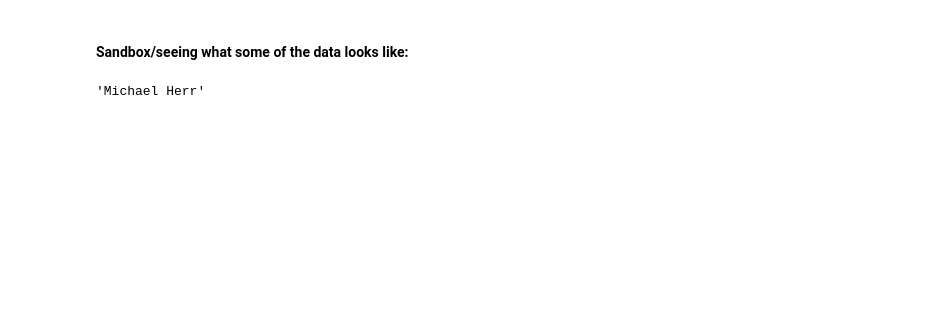
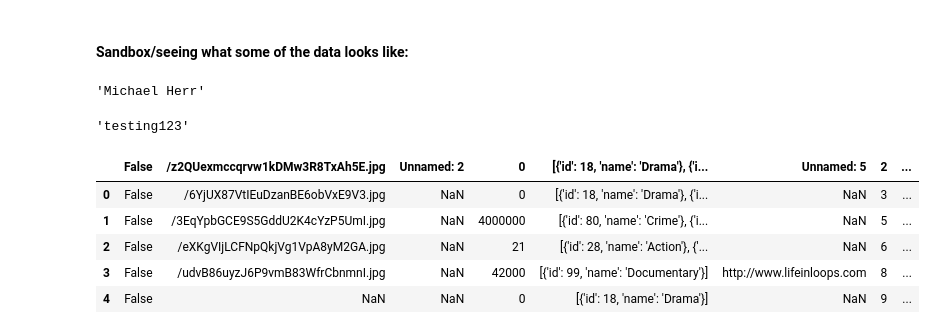
Before and after one commit to ryanlrappa/film-profit-prediction, a Jupyter notebook: jupyter_notebooks/3_data_cleaning.ipynb, the cells around one changed output. Saved outputs shown, nothing was run; the diff lists cells and outputs as text; code cells hidden in the pictures; blank space fills up the shorter version.

```diff
--- a/jupyter_notebooks/3_data_cleaning.ipynb
+++ b/jupyter_notebooks/3_data_cleaning.ipynb
@@ -314,3 +336,19 @@ credits_df.iat[21, 9]
 'Michael Herr'
 # %%
 exp_info_df = pd.read_csv(info_file)
+# %%
+exp_info_df.at[0, 'xxx'] = 'testing123'
+### FOR FOR LOOP^^^^^
+# %%
+exp_info_df.iat[0,25]
+# %% [output]
+'testing123'
+# %%
+exp_info_df.head()
+# %% [output]
+|  | False | /z2QUexmccqrvw1kDMw3R8TxAh5E.jpg | Unnamed: 2 | 0 | [{'id': 18, 'name': 'Drama'}, {'i... | Unnamed: 5 | 2 | ... |
+| 0 | False | /6YjUX87VtIEuDzanBE6obVxE9V3.jpg | NaN | 0 | [{'id': 18, 'name': 'Drama'}, {'i... | NaN | 3 | ... |
+| 1 | False | /3EqYpbGCE9S5GddU2K4cYzP5UmI.jpg | NaN | 4000000 | [{'id': 80, 'name': 'Crime'}, {'i... | NaN | 5 | ... |
+| 2 | False | /eXKgVIjLCFNpQkjVg1VpA8yM2GA.jpg | NaN | 21 | [{'id': 28, 'name': 'Action'}, {'... | NaN | 6 | ... |
+| 3 | False | /udvB86uyzJ6P9vmB83WfrCbnmnI.jpg | NaN | 42000 | [{'id': 99, 'name': 'Documentary'}] | http://www.lifeinloops.com | 8 | ... |
+| 4 | False | NaN | NaN | 0 | [{'id': 18, 'name': 'Drama'}] | NaN | 9 | ... |
```
Also changed, not shown: parts of 4 cells of this notebook.
